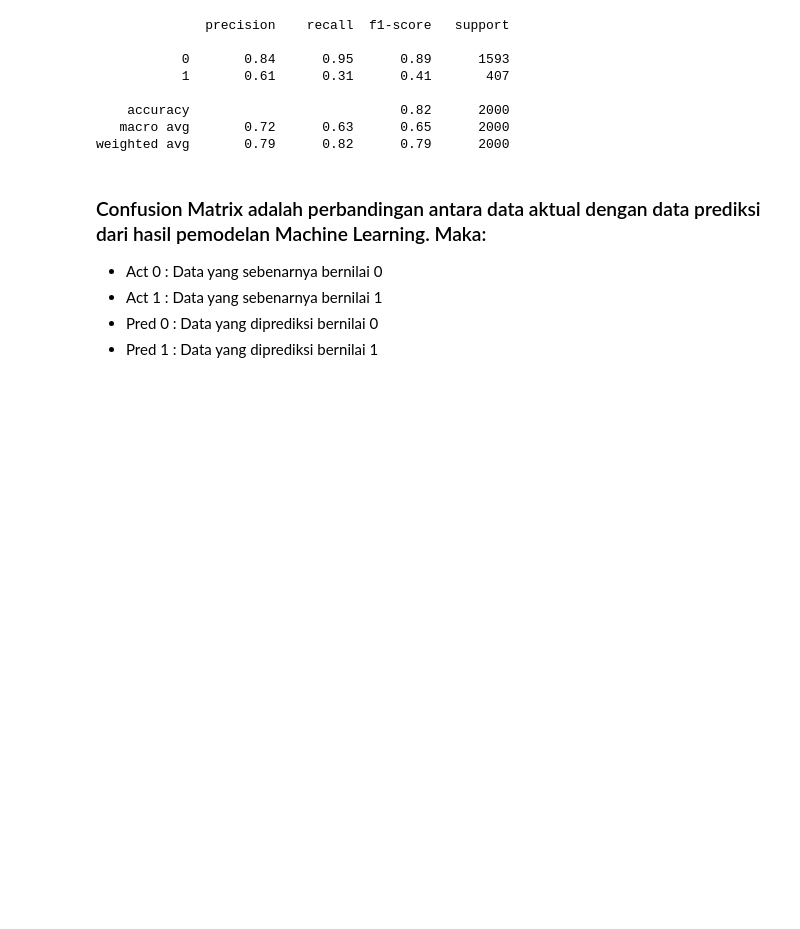
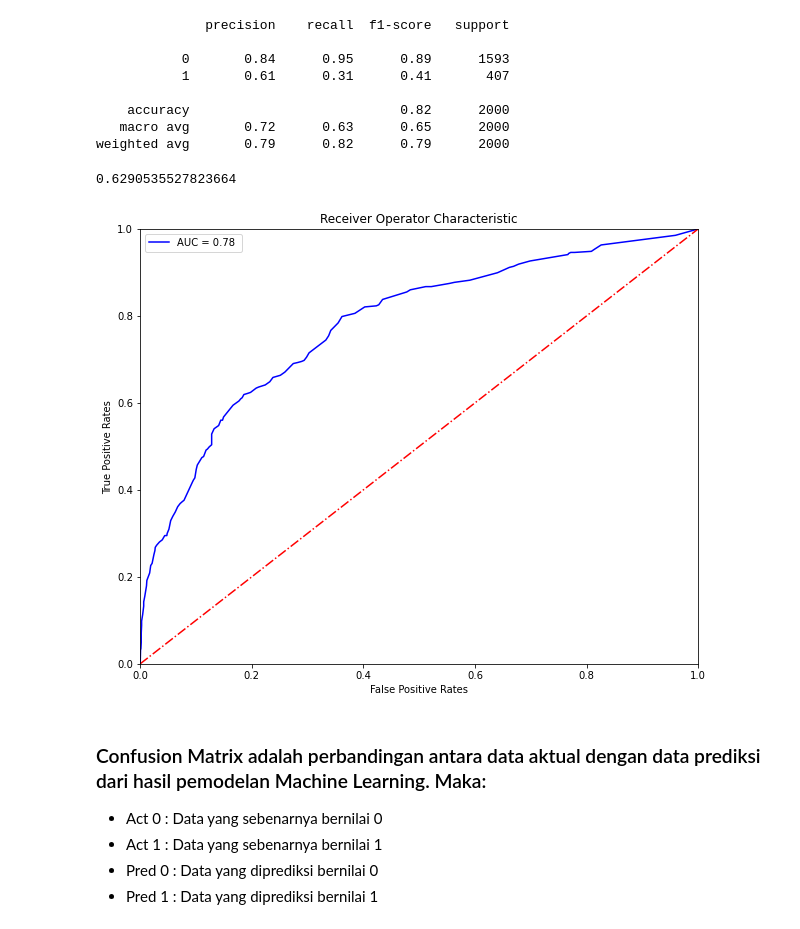
Before and after one commit to bram1278/bank-Machine-Learning-Project, a Jupyter notebook: bank-Machine-Learning-Project.ipynb, the cells around one changed output. Cells and saved outputs as stored; diff of their text form; code cells hidden in the pictures; blank space fills up the shorter version.

```diff
--- a/bank-Machine-Learning-Project.ipynb
+++ b/bank-Machine-Learning-Project.ipynb
@@ -715,6 +846,32 @@ print(classification_report(y_test, y_predDT))
     accuracy                           0.82      2000
    macro avg       0.72      0.63      0.65      2000
 weighted avg       0.79      0.82      0.79      2000
+# %%
+roc_auc_score(y_test, y_predDT)
+# %% [output]
+0.6290535527823664
+# %%
+probs = model_tuning.predict_proba(X_test)
+
+preds = probs[:, 1]
+
+fpr, tpr, threshold = roc_curve(y_test, preds)
+sc = round(auc(fpr,tpr),2)
+
+plt.figure(figsize=(10,8))
+plt.title("Receiver Operator Characteristic")
+plt.plot(fpr, tpr, 'b', label=f'AUC = {sc} ')
+
+plt.plot([0,1], [0,1], 'r-.')
+
+plt.ylim([0,1])
+plt.xlim([0,1])
+plt.legend(loc=2)
+plt.ylabel("True Positive Rates")
+plt.xlabel("False Positive Rates")
+plt.show()
+# %% [output]
+[figure, added]
 # %% [markdown]
 ### Confusion Matrix adalah perbandingan antara data aktual dengan data prediksi dari hasil pemodelan Machine Learning. Maka:
 - Act 0 : Data yang sebenarnya bernilai 0
```
Also changed, not shown: parts of 83 cells of this notebook.
